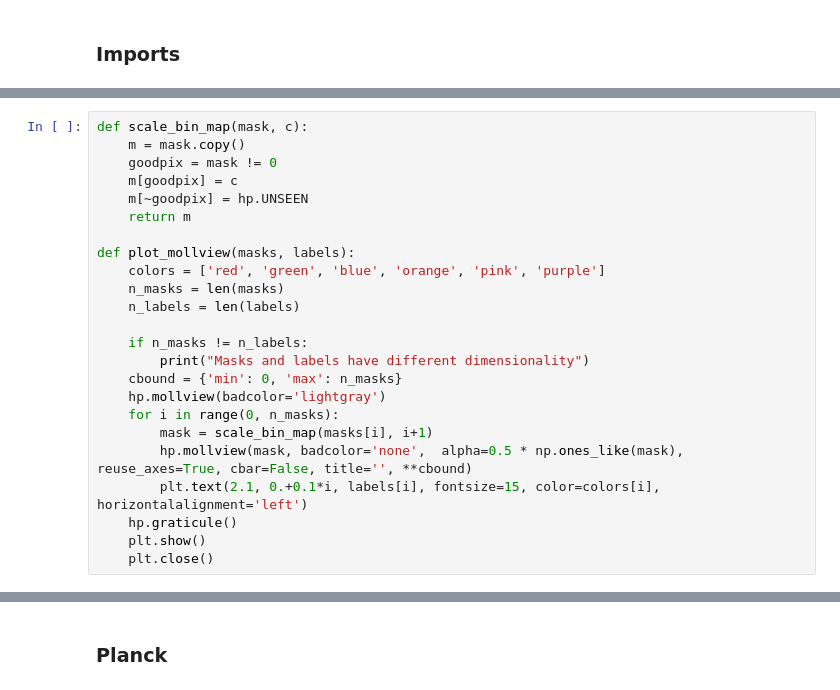
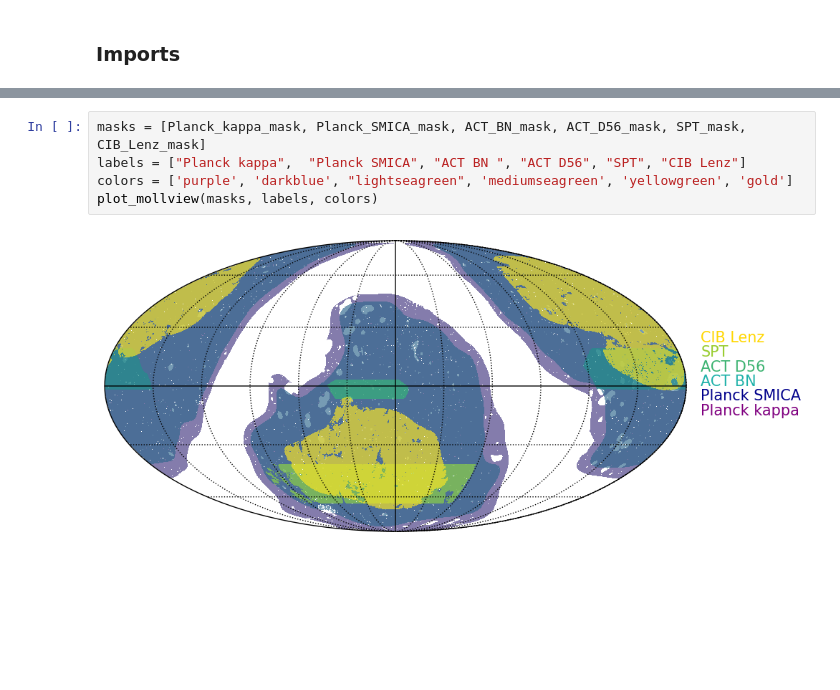
Before and after one commit to Cosmotheka/Cosmoteka_tutorials, a Jupyter notebook: tutorials/Masks.ipynb, the cells around one changed output, grey strips where cells are left out. Drawn from its saved outputs; the diff is of its cells as text; blank space fills up the shorter version.

Commit message:
maks plots

```diff
--- a/tutorials/Masks.ipynb
+++ b/tutorials/Masks.ipynb
@@ -30,24 +51,0 @@ data = Data(data_path="../config_files/master.yml")
-# %%
-def scale_bin_map(mask, c):
-    m = mask.copy()
-    goodpix = mask != 0
-    m[goodpix] = c
-    m[~goodpix] = hp.UNSEEN
-    return m
-
-def plot_mollview(masks, labels):
-    colors = ['red', 'green', 'blue', 'orange', 'pink', 'purple']
-    n_masks = len(masks)
-    n_labels = len(labels)
-
-    if n_masks != n_labels:
-        print("Masks and labels have different dimensionality")
-    cbound = {'min': 0, 'max': n_masks}
-    hp.mollview(badcolor='lightgray')
-    for i in range(0, n_masks):
-        mask = scale_bin_map(masks[i], i+1)
-        hp.mollview(mask, badcolor='none',  alpha=0.5 * np.ones_like(mask),  reuse_axes=True, cbar=False, title='', **cbound)
-        plt.text(2.1, 0.+0.1*i, labels[i], fontsize=15, color=colors[i], horizontalalignment='left')
-    hp.graticule()
-    plt.show()
-    plt.close()
@@ -103,2 +114,7 @@ plot_mollview(masks, labels)
-# %% [markdown]
-### Planck
+# %%
+masks = [Planck_kappa_mask, Planck_SMICA_mask, ACT_BN_mask, ACT_D56_mask, SPT_mask, CIB_Lenz_mask]
+labels = ["Planck kappa",  "Planck SMICA", "ACT BN ", "ACT D56", "SPT", "CIB Lenz"]
+colors = ['purple', 'darkblue', "lightseagreen", 'mediumseagreen', 'yellowgreen', 'gold']
+plot_mollview(masks, labels, colors)
+# %% [output]
+[figure, added]
```
Also changed, not shown: parts of 16 cells of this notebook, 2 other files.
